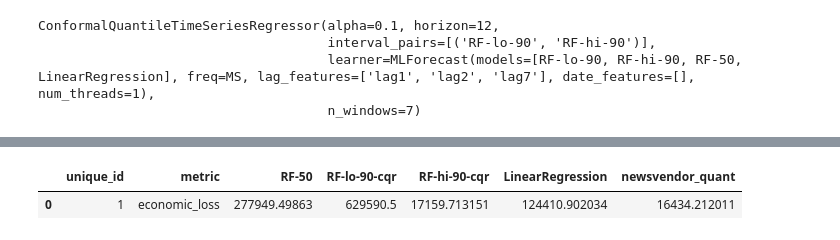
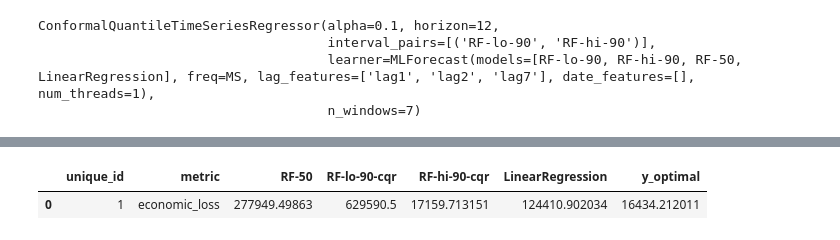
Before and after one commit to heylucasleao/tinyconformal, a Jupyter notebook: examples/series/solve.ipynb, the cells around one changed output, grey strips where cells are left out. Saved outputs shown, nothing was run; the diff lists cells and outputs as text; code cells hidden in the pictures.

```diff
--- a/examples/series/solve.ipynb
+++ b/examples/series/solve.ipynb
@@ -363,5 +380,5 @@ def predict_newsvendor_quantile(
 # %%
 %%time
-res = predict_newsvendor_quantile(preds, interval_pair=("RF-lo-90-cqr", "RF-hi-90-cqr"), level=90, median_col="RF-50", co_col="co", cu_col="cu")
+res = NewsvendorOptimizer.optimize(preds, interval_pair=("RF-lo-90-cqr", "RF-hi-90-cqr"), level=90, median_col="RF-50", co="co", cu="cu")
 res.loc[:, "y"] = test["y"].values
 # %% [output]
@@ -370,5 +387,5 @@ Wall time: 1.55 ms
 # %%
-economic_loss(res, ["RF-50", "RF-lo-90-cqr", "RF-hi-90-cqr", "LinearRegression", "newsvendor_quant"], id_col="unique_id")
+economic_loss(res, ["RF-50", "RF-lo-90-cqr", "RF-hi-90-cqr", "LinearRegression", "y_optimal"], id_col="unique_id")
 # %% [output]
-|  | unique_id | metric | RF-50 | RF-lo-90-cqr | RF-hi-90-cqr | LinearRegression | newsvendor_quant |
+|  | unique_id | metric | RF-50 | RF-lo-90-cqr | RF-hi-90-cqr | LinearRegression | y_optimal |
 | 0 | 1 | economic_loss | 277949.49863 | 629590.5 | 17159.713151 | 124410.902034 | 16434.212011 |
```
Also changed, not shown: parts of 2 cells of this notebook.
